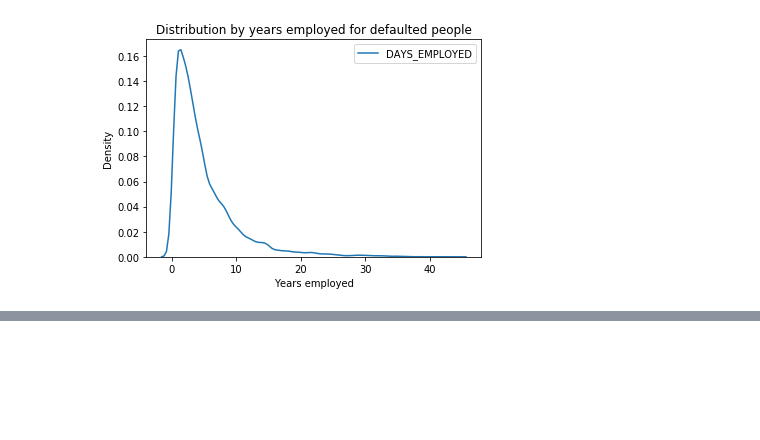
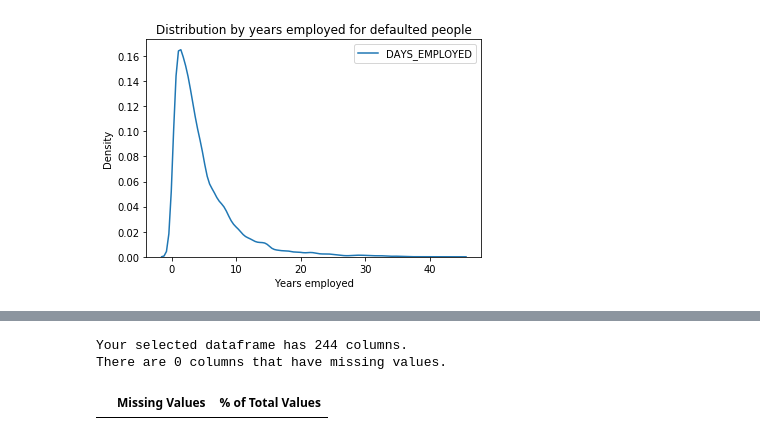
Before and after one commit to Naihan/TCDS, a Jupyter notebook: loans_for_submit.ipynb, the cells around one changed output, grey strips where cells are left out. Cells and saved outputs as stored; diff of their text form; code cells hidden in the pictures; blank space fills up the shorter version.

```diff
--- a/loans_for_submit.ipynb
+++ b/loans_for_submit.ipynb
@@ -330,0 +443,11 @@ plt.title('Distribution by years employed for defaulted people');
+# %%
+#delete all the rows that below 5% of data
+print(str(len(master_df)))
+master_df.dropna(subset=['OBS_60_CNT_SOCIAL_CIRCLE',
+                         'DEF_60_CNT_SOCIAL_CIRCLE',
+                         'DEF_30_CNT_SOCIAL_CIRCLE',
+                         'OBS_30_CNT_SOCIAL_CIRCLE',
+                         'EXT_SOURCE_2', 'AMT_GOODS_PRICE',
+                         'AMT_ANNUITY', 'CNT_FAM_MEMBERS',
+                         'DAYS_LAST_PHONE_CHANGE'], inplace=True)
+print(str(len(master_df)))
@@ -330,0 +483,7 @@ plt.title('Distribution by years employed for defaulted people');
+# %%
+#do we have missing values?
+missing_values_table(master_df)
+# %% [output]
+Your selected dataframe has 244 columns.
+There are 0 columns that have missing values.
+|  | Missing Values | % of Total Values |
```
Also changed, not shown: parts of 24 cells of this notebook.
